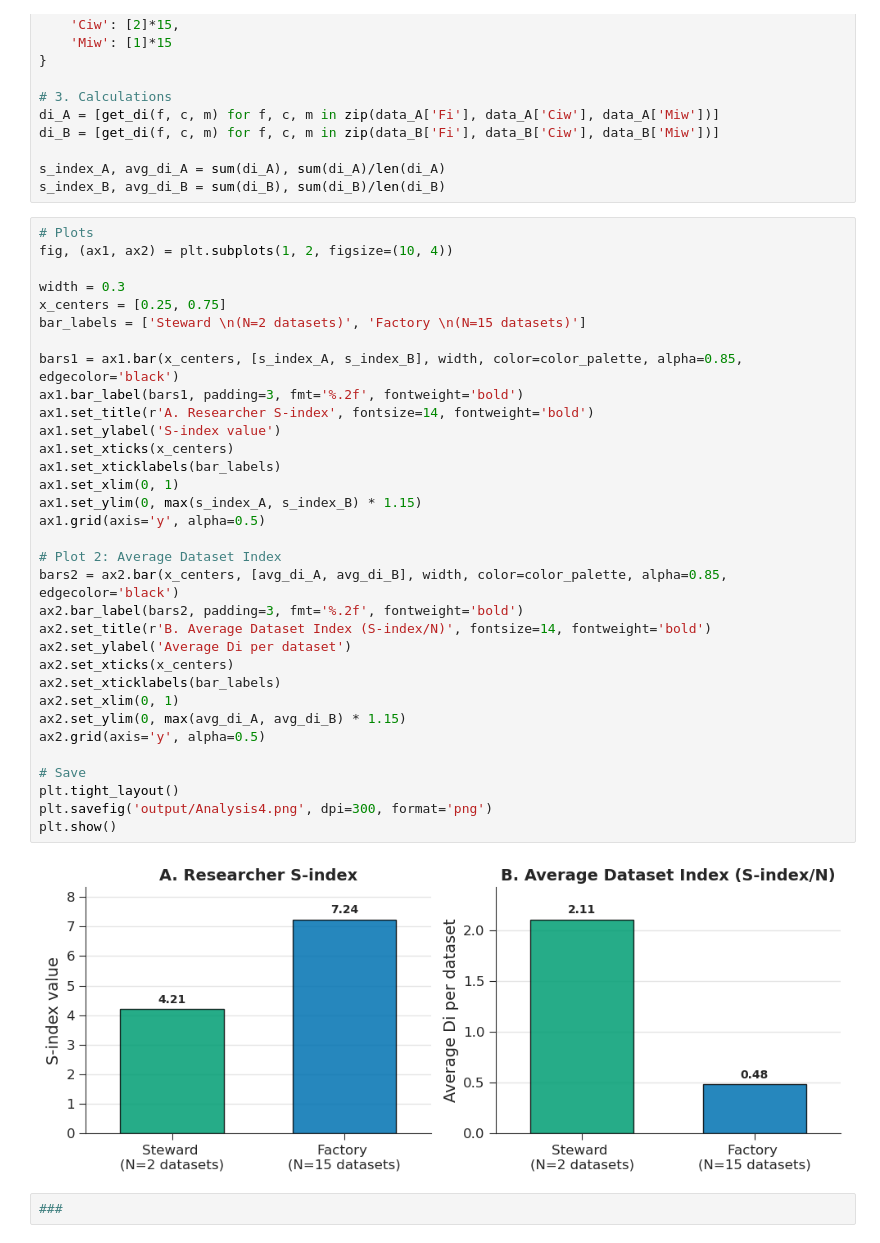
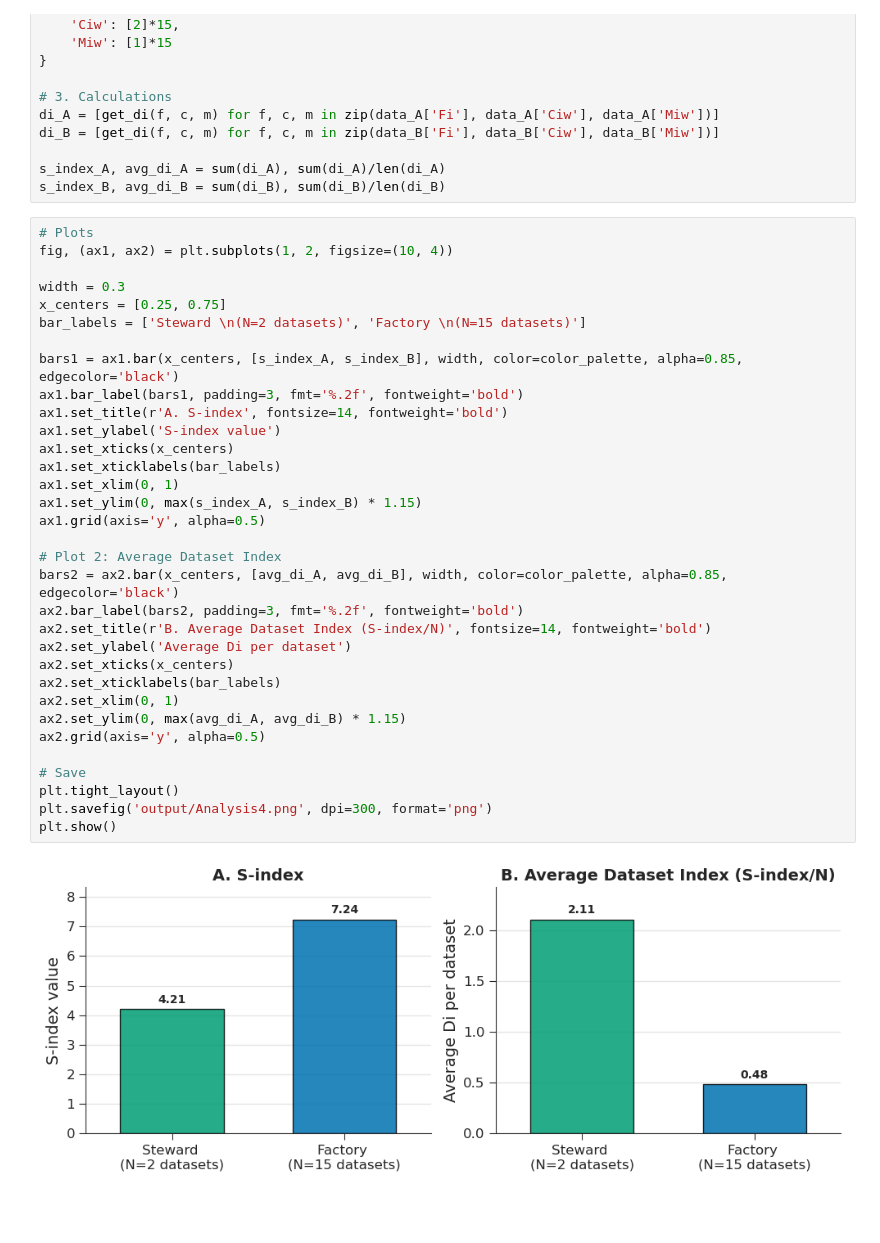
Before and after one commit to data-S-index/s-index-parameters-analysis, a Jupyter notebook: main.ipynb, the cells around one changed output. Drawn from its saved outputs; the diff is of its cells as text; blank space fills up the shorter version.

```diff
--- a/main.ipynb
+++ b/main.ipynb
@@ -320,34 +320,32 @@ fig, (ax1, ax2) = plt.subplots(1, 2, figsize=(10, 4))
 
 width = 0.3
 x_centers = [0.25, 0.75]
 bar_labels = ['Steward \n(N=2 datasets)', 'Factory \n(N=15 datasets)']
 
 bars1 = ax1.bar(x_centers, [s_index_A, s_index_B], width, color=color_palette, alpha=0.85, edgecolor='black')
 ax1.bar_label(bars1, padding=3, fmt='%.2f', fontweight='bold')
-ax1.set_title(r'A. Researcher S-index', fontsize=14, fontweight='bold')
+ax1.set_title(r'A. S-index', fontsize=14, fontweight='bold')
 ax1.set_ylabel('S-index value')
 ax1.set_xticks(x_centers)
 ax1.set_xticklabels(bar_labels)
 ax1.set_xlim(0, 1)
 ax1.set_ylim(0, max(s_index_A, s_index_B) * 1.15)
 ax1.grid(axis='y', alpha=0.5)
 
 # Plot 2: Average Dataset Index
 bars2 = ax2.bar(x_centers, [avg_di_A, avg_di_B], width, color=color_palette, alpha=0.85, edgecolor='black')
 ax2.bar_label(bars2, padding=3, fmt='%.2f', fontweight='bold')
 ax2.set_title(r'B. Average Dataset Index (S-index/N)', fontsize=14, fontweight='bold')
 ax2.set_ylabel('Average Di per dataset')
 ax2.set_xticks(x_centers)
 ax2.set_xticklabels(bar_labels)
 ax2.set_xlim(0, 1)
 ax2.set_ylim(0, max(avg_di_A, avg_di_B) * 1.15)
 ax2.grid(axis='y', alpha=0.5)
 
 # Save
 plt.tight_layout()
 plt.savefig('output/Analysis4.png', dpi=300, format='png')
 plt.show()
 # %% [output]
-[figure, old version]
+[figure, new version]
-# %%
-###
```
Also changed, not shown: parts of 2 cells of this notebook, 3 other files.
